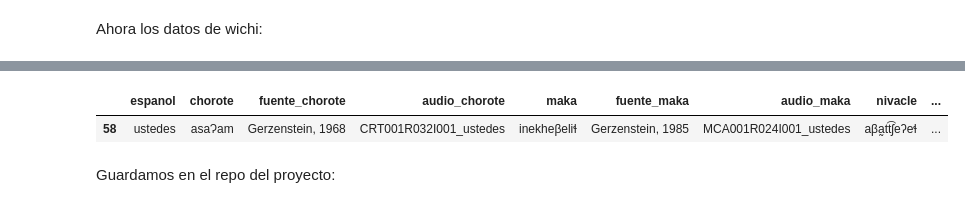
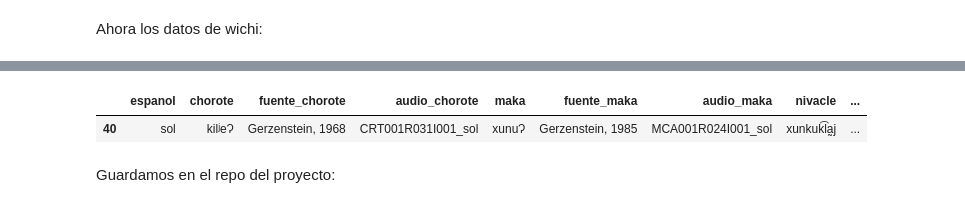
Before and after one commit to nidiah/PICT-2020, a Jupyter notebook: update-mataguayas-comp-audio.ipynb, the cells around one changed output, grey strips where cells are left out. Drawn from its saved outputs; the diff is of its cells as text; code cells hidden in the pictures.

```diff
--- a/update-mataguayas-comp-audio.ipynb
+++ b/update-mataguayas-comp-audio.ipynb
@@ -209,8 +209,8 @@ new_mataguayas_comp
 # %%
-new_mataguayas_comp[new_mataguayas_comp['espanol']== 'ustedes']
+new_mataguayas_comp[new_mataguayas_comp['espanol']== 'sol']
 # %% [output]
 |  | espanol | chorote | fuente_chorote | audio_chorote | maka | fuente_maka | audio_maka | nivacle | ... |
-| 58 | ustedes | asaɁam | Gerzenstein, 1968 | CRT001R032I001_ustedes | inekheβeliɬ | Gerzenstein, 1985 | MCA001R024I001_ustedes | aβa̰tt͡ʃeʔeɬ | ... |
+| 40 | sol | kilʲeɁ | Gerzenstein, 1968 | CRT001R031I001_sol | xunuɁ | Gerzenstein, 1985 | MCA001R024I001_sol | xunkuk͡la̰j | ... |
 # %% [markdown]
 Guardamos en el repo del proyecto:
 # %%
```
Also changed, not shown: parts of 12 cells of this notebook.
